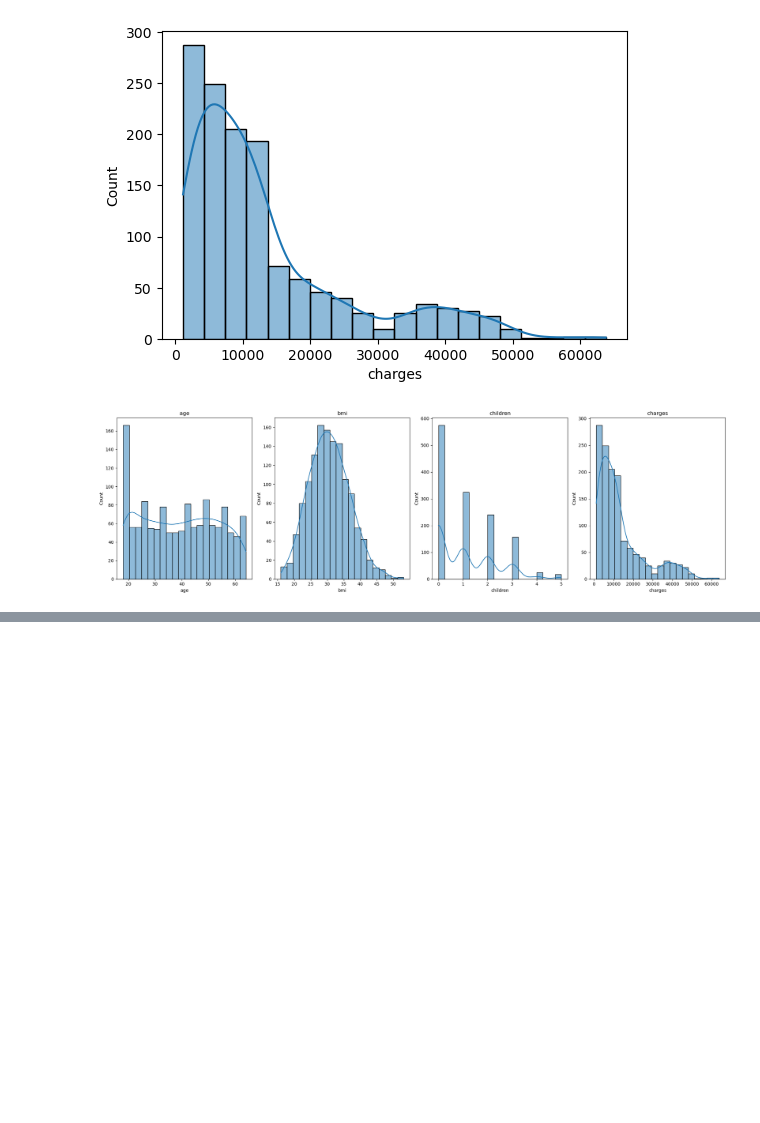
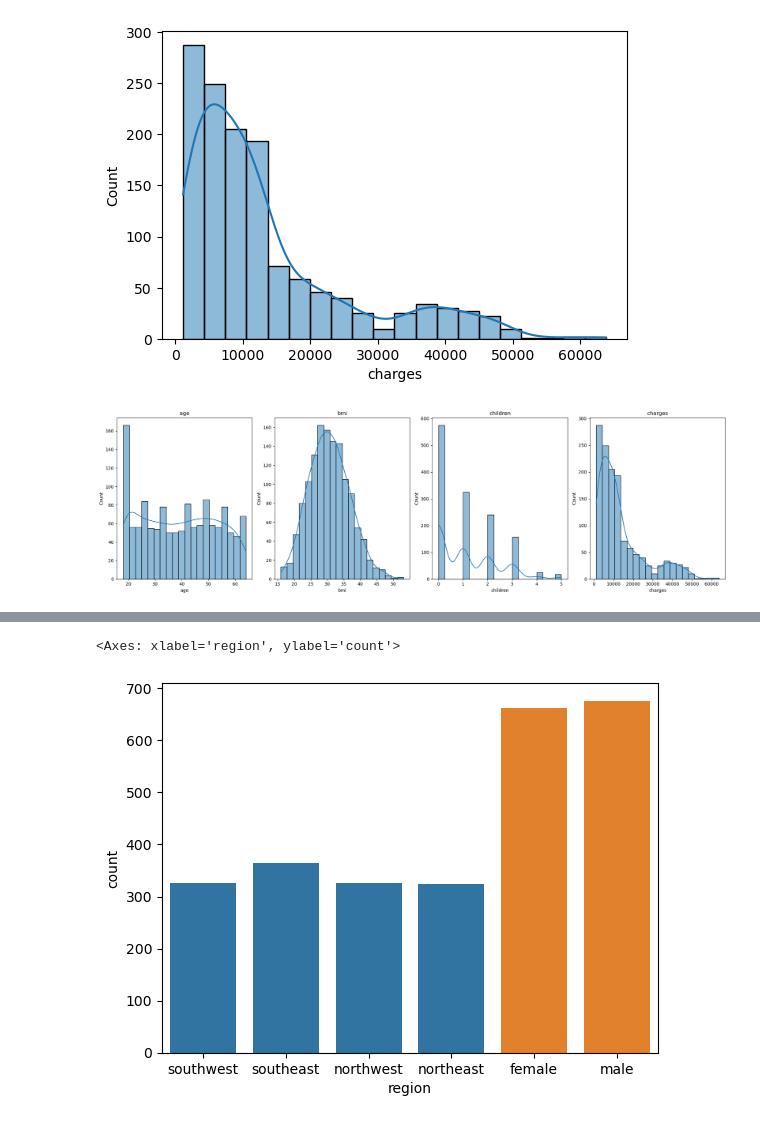
Before and after one commit to Md-Ruhul-Amin-Rony/MachineLearningYT_Sheriyan, a Jupyter notebook: insurance.ipynb, the cells around one changed output, grey strips where cells are left out. Drawn from its saved outputs; the diff is of its cells as text; code cells hidden in the pictures; blank space fills up the shorter version.

```diff
--- a/insurance.ipynb
+++ b/insurance.ipynb
@@ -110,0 +121,6 @@ plt.show()
+# %%
+sns.countplot(x=df['region'])
+sns.countplot(x=df['sex'])
+# %% [output]
+<Axes: xlabel='region', ylabel='count'>
+[figure, added]
```
Also changed, not shown: parts of 10 cells of this notebook.
